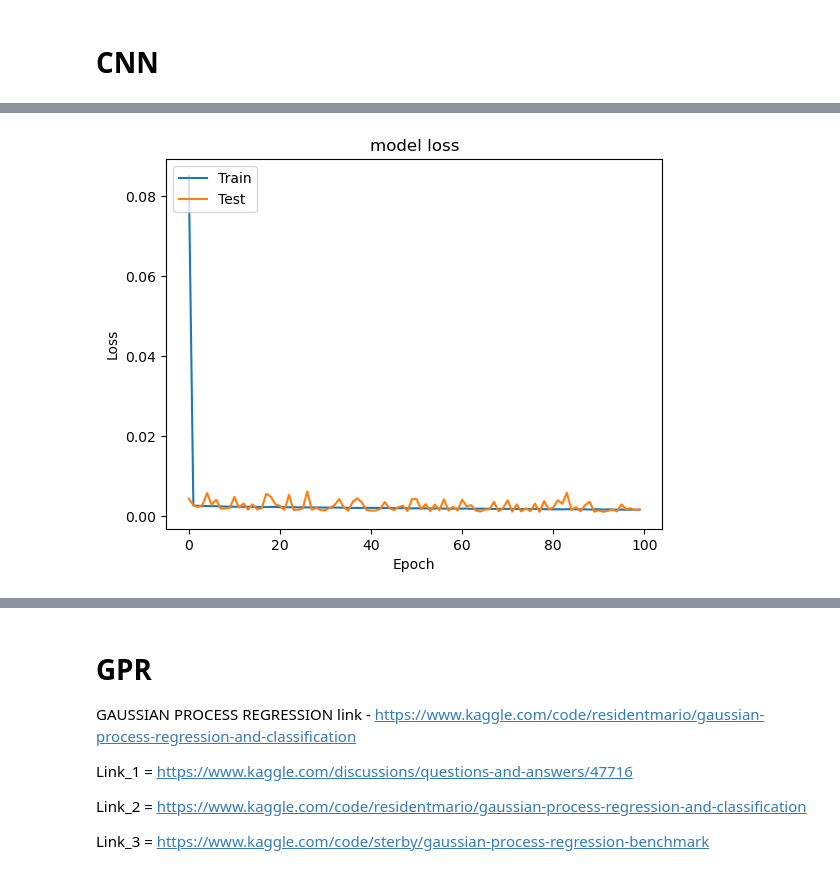
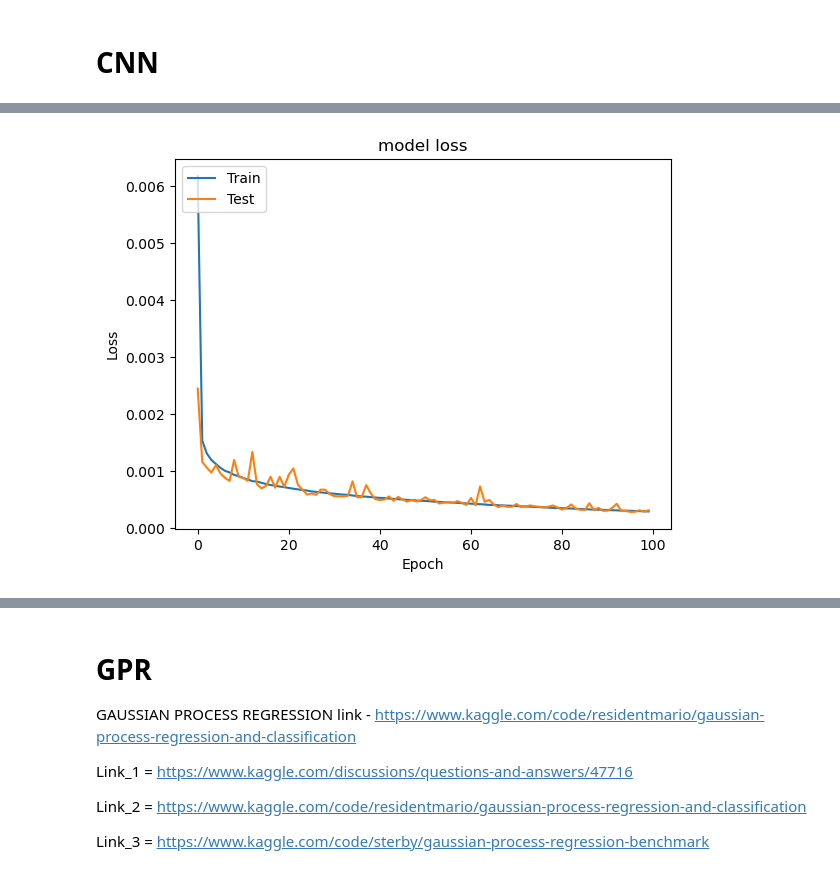
Before and after one commit to BhawitBalodi/State-Of-Health-Of-Battery, a Jupyter notebook: SOC_estimation.ipynb, the cells around one changed output, grey strips where cells are left out. Cells and saved outputs as stored; diff of their text form; code cells hidden in the pictures.

```diff
--- a/SOC_estimation.ipynb
+++ b/SOC_estimation.ipynb
@@ -111,9 +163,11 @@ callback = EarlyStopping(
+# %%
+Nomical_capa = df.pop('Nominal_Capacity')
 # %%
 from sklearn import preprocessing
 from sklearn.preprocessing import MinMaxScaler
 scaler = MinMaxScaler()
 
-numericals = ['Time','Potential','Current','Charge','SOC'] # Not Normalizing the Y(target Variable) - which is SOC
+numericals = ['Time','Potential','Current','Charge', 'Capacity','SOC'] # Not Normalizing the Y(target Variable) - which is SOC
 df[numericals] = scaler.fit_transform(df[numericals])
 # %%
 df.head()
@@ -144,7 +197,7 @@ memory usage: 13.0 MB
 # %% [markdown]
 # Spliting the Data into train and test
 # %%
-Y = df.pop('Capacity')
+Y = df.pop('SOC')
 X = df
 # %%
 X_train, X_test, Y_train, Y_test = train_test_split(X,Y,test_size = 0.2)
@@ -665,15 +946,15 @@ plt.show()
 # %%
 %%time
-model_6 = tf.keras.Sequential([tf.keras.layers.Conv1D(10,3,activation='relu',input_shape=(6,1)),
-                               tf.keras.layers.Conv1D(10,2,activation='relu'),
+model_12 = tf.keras.Sequential([tf.keras.layers.Conv1D(32,3,activation='relu',input_shape=(5,1)),
+                               tf.keras.layers.Conv1D(8,2,activation='relu'),
                                tf.keras.layers.Flatten(),
-                               tf.keras.layers.Dense(16,activation="linear"),
+                               tf.keras.layers.Dense(5),
                                tf.keras.layers.Dense(1,activation = 'linear')])
 
-model_6.compile(loss = tf.keras.losses.mae,
-                optimizer = tf.keras.optimizers.Adam(learning_rate=0.0005,decay=0.001),
-                metrics=[tf.keras.metrics.RootMeanSquaredError(name='rmse'),'mae','mse'])
+model_12.compile(loss = tf.keras.losses.mae,
+                optimizer = tf.keras.optimizers.Adam(learning_rate=0.001,decay=0.0001),
+                metrics=[tf.keras.metrics.RootMeanSquaredError(name='rmse'),'mae','mse','mape'])
 
-history_6 = model_6.fit(X_train,Y_train,epochs=100,validation_data=(X_test,Y_test),callbacks = callback)
+history_12 = model_12.fit(X_train,Y_train,epochs=100,validation_data=(X_test,Y_test))
 # %% [output]
 Epoch 1/100
@@ -771,4 +977,4 @@ Wall time: 21min 44s
 # %%
-plot_his(history_7)
+plot_his(history_12)
 # %% [output]
-[figure, old version]
+[figure, new version]
```
Also changed, not shown: parts of 110 cells of this notebook.
